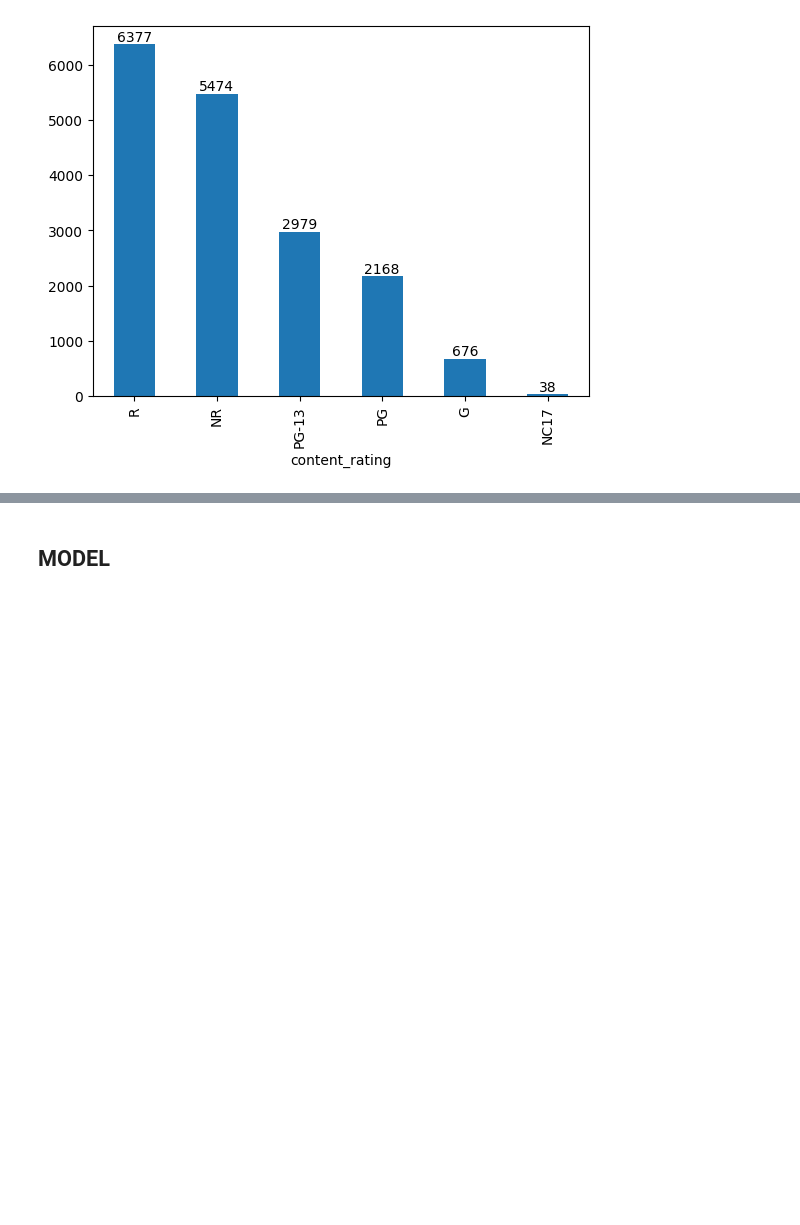
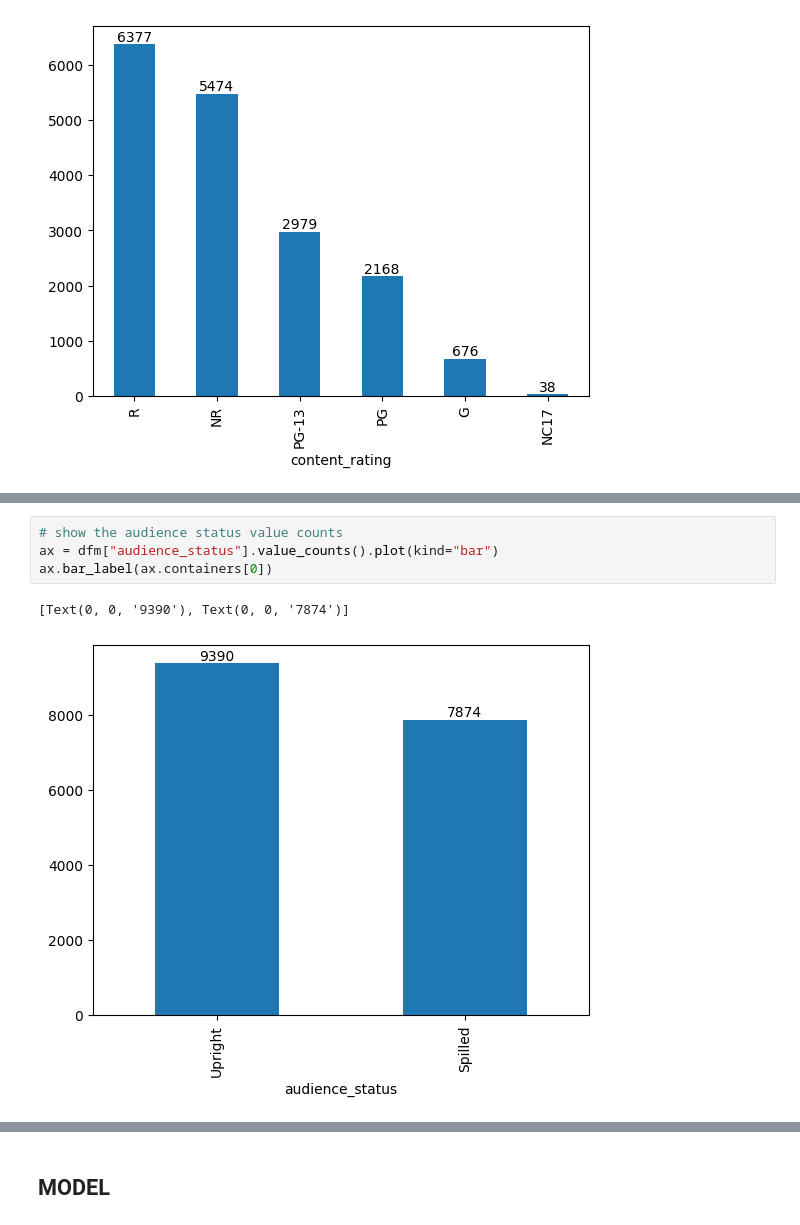
Before and after one commit to Friend09/strata-rotten-tomatoes-classification, a Jupyter notebook: practise_notebook_1st_approach.ipynb, the cells around one changed output, grey strips where cells are left out. Drawn from its saved outputs; the diff is of its cells as text; blank space fills up the shorter version.

```diff
--- a/practise_notebook_1st_approach.ipynb
+++ b/practise_notebook_1st_approach.ipynb
@@ -164,0 +165,7 @@ content_rating.head()
+# %%
+# show the audience status value counts
+ax = dfm["audience_status"].value_counts().plot(kind="bar")
+ax.bar_label(ax.containers[0])
+# %% [output]
+[Text(0, 0, '9390'), Text(0, 0, '7874')]
+[figure, added]
```
Also changed, not shown: parts of 18 cells of this notebook.
